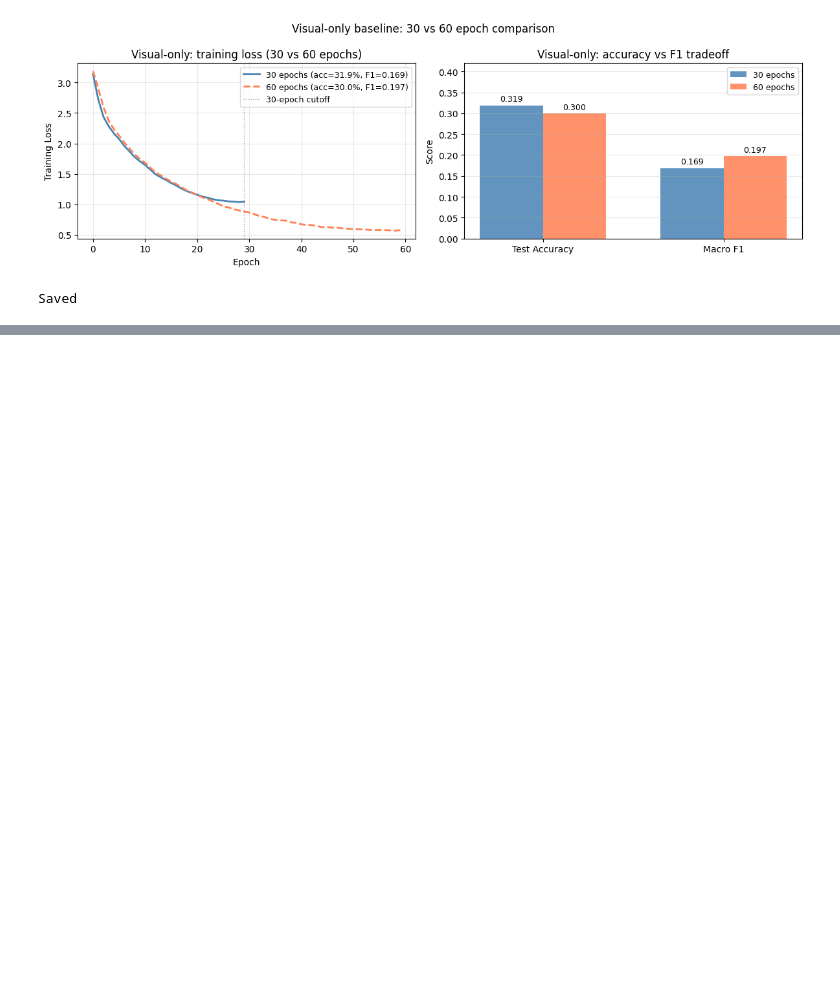
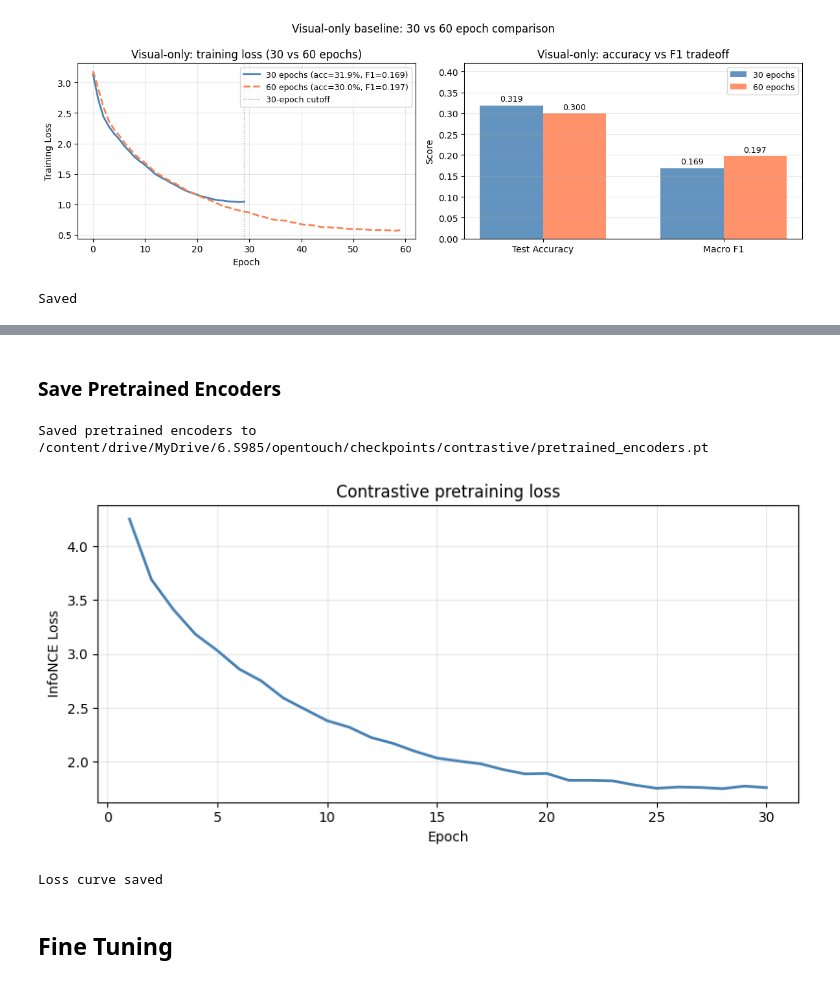
Before and after one commit to cassandraxzhe/mmai-tactile-grasp, a Jupyter notebook: notebooks/opentouch_colab_training.ipynb, the cells around one changed output, grey strips where cells are left out. Saved outputs shown, nothing was run; the diff lists cells and outputs as text; code cells hidden in the pictures; blank space fills up the shorter version.

Commit message:
contrastive alignment pretraining

```diff
--- a/notebooks/opentouch_colab_training.ipynb
+++ b/notebooks/opentouch_colab_training.ipynb
@@ -625,0 +1710,47 @@ Saved
+# %% [markdown]
+### Save Pretrained Encoders
+# %%
+import os
+
+os.makedirs(f'{DRIVE_BASE}/checkpoints/contrastive', exist_ok=True)
+
+# Save the full model state — we'll load encoders from this for fine-tuning
+pretrain_ckpt_path = f'{DRIVE_BASE}/checkpoints/contrastive/pretrained_encoders.pt'
+torch.save({
+    'visual_encoder': {
+        k[len('visual.'):]: v
+        for k, v in model.state_dict().items()
+        if k.startswith('visual.')
+    },
+    'pose_encoder': {
+        k[len('pose.'):]: v
+        for k, v in model.state_dict().items()
+        if k.startswith('pose.')
+    },
+    'pretrain_epochs': PRETRAIN_EP,
+    'best_loss': best_loss,
+    'temperature': TEMPERATURE,
+}, pretrain_ckpt_path)
+
+print(f"Saved pretrained encoders to {pretrain_ckpt_path}")
+
+# Plot pretraining loss curve
+import matplotlib.pyplot as plt
+plt.figure(figsize=(8, 4))
+plt.plot(range(1, PRETRAIN_EP+1), pretrain_losses,
+         color='steelblue', linewidth=2)
+plt.xlabel('Epoch')
+plt.ylabel('InfoNCE Loss')
+plt.title('Contrastive pretraining loss')
+plt.grid(alpha=0.3)
+plt.tight_layout()
+plt.savefig('contrastive_pretrain_loss.png', dpi=150, bbox_inches='tight')
+plt.show()
+!cp contrastive_pretrain_loss.png {DRIVE_BASE}/logs/contrastive_pretrain_loss.png
+print("Loss curve saved")
+# %% [output]
+Saved pretrained encoders to /content/drive/MyDrive/6.S985/opentouch/checkpoints/contrastive/pretrained_encoders.pt
+[figure, added]
+Loss curve saved
+# %% [markdown]
+## Fine Tuning
```
Also changed, not shown: parts of 52 cells of this notebook.
